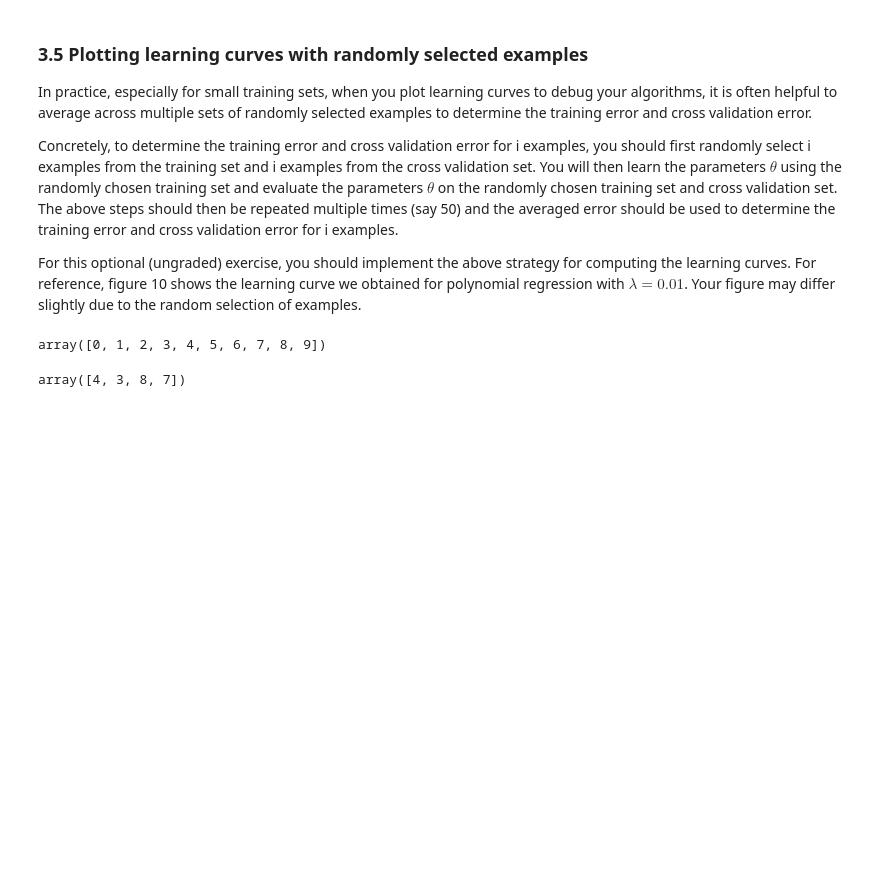
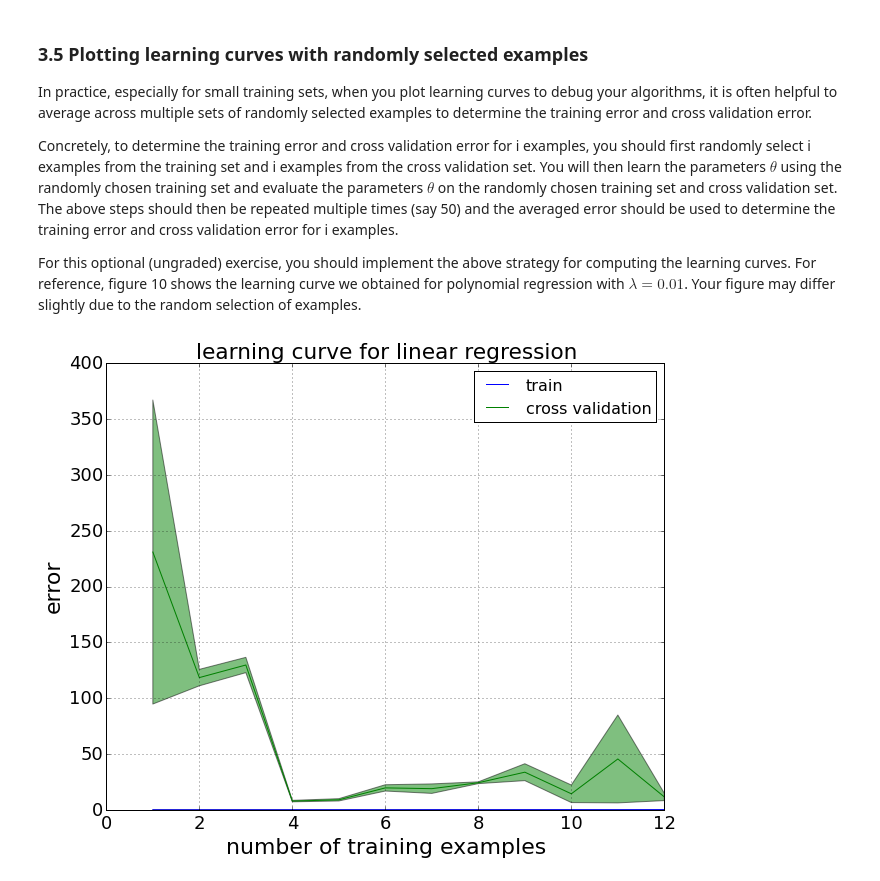
Before and after one commit to nakicam/DataScienceTraining, a Jupyter notebook: courses/coursera_ml008/hw5/hw5_bias_vs_variance.ipynb, the cells around one changed output. Drawn from its saved outputs; the diff is of its cells as text; code cells hidden in the pictures; blank space fills up the shorter version.

```diff
--- a/courses/coursera_ml008/hw5/hw5_bias_vs_variance.ipynb
+++ b/courses/coursera_ml008/hw5/hw5_bias_vs_variance.ipynb
@@ -587,31 +589,35 @@ Concretely, to determine the training error and cross validation error for i exa
 For this optional (ungraded) exercise, you should implement the above strategy for computing the learning curves. For reference, figure 10 shows the learning curve we obtained for polynomial regression with $\lambda = 0.01$. Your
 figure may differ slightly due to the random selection of examples.
 # %%
-def learning_err_random(X_train, y_train, X_val, y_val, n_rand=50, lambda_param=0.0):
-    m, n         = X_train.shape
-    err_train    = np.zeros((m+1,))
-    err_val      = np.zeros((m+1,))
+def learning_err_random(X_train, y_train, X_val, y_val, n_rand=1000, lambda_param=0.0):
+    m, n      = X_train.shape
+    err_train = np.zeros((m+1,n_rand))
+    err_val   = np.zeros((m+1,n_rand))
+    for i in np.arange(1,m+1):
+        for n in np.arange(n_rand):
+#             np.random.seed(n*i)
+            random_idx = np.random.choice(np.arange(m), i)
+            X = X_train[random_idx,...]
+            y = y_train[random_idx]
 
-    for n in np.arange(n_rand):
-        rand_idx =
+            theta = train_linreg(X, y, lambda_param=lambda_param)
 
-    for i in np.arange(1,m+1):
-        np.random.seed(i)
-        X = np.choice(X_train, i)
-        y = np.choice(y_train, i)
+            err_train[i, n] = cost(theta, X    , y    , lambda_param=0.0)
+            err_val  [i, n] = cost(theta, X_val, y_val, lambda_param=0.0)
 
-        theta = train_linreg(X, y, lambda_param=lambda_param)
-
-        err_train[i] = cost(theta, X    , y    , lambda_param=0.0)
-        err_val[i]   = cost(theta, X_val, y_val, lambda_param=0.0)
-
-    return err_train, err_val
+    return np.mean(err_train, axis=1), np.std(err_train, axis=1), np.mean(err_val, axis=1), np.std(err_val, axis=1)
-# %%
-a = np.arange(10)
-a
-# %% [output]
-array([0, 1, 2, 3, 4, 5, 6, 7, 8, 9])
-# %%
-np.random.choice(a, 4)
-# %% [output]
-array([4, 3, 8, 7])
+# %%
+err_train, std_train, err_val, std_val = learning_err_random(X_poly_train, y_train, X_poly_val, y_val, n_rand=2, lambda_param=0.01)
+# %%
+x = np.arange(err_train.size)
+plt.plot(x[1:], err_train[1:], x[1:], err_val[1:])
+plt.fill_between(x[1:], err_train[1:]+std_train[1:], err_train[1:]-std_train[1:], facecolor='blue' , alpha=0.5)
+plt.fill_between(x[1:], err_val  [1:]+std_val  [1:], err_val  [1:]-std_val  [1:], facecolor='green', alpha=0.5)
+plt.legend(['train', 'cross validation'])
+plt.title('learning curve for linear regression')
+plt.xlabel("number of training examples")
+plt.ylabel("error")
+# plt.axis([0,12,0,100])
+plt.grid()
+# %% [output]
+[figure, added]
```
Also changed, not shown: parts of 15 cells of this notebook, 52 other files.
